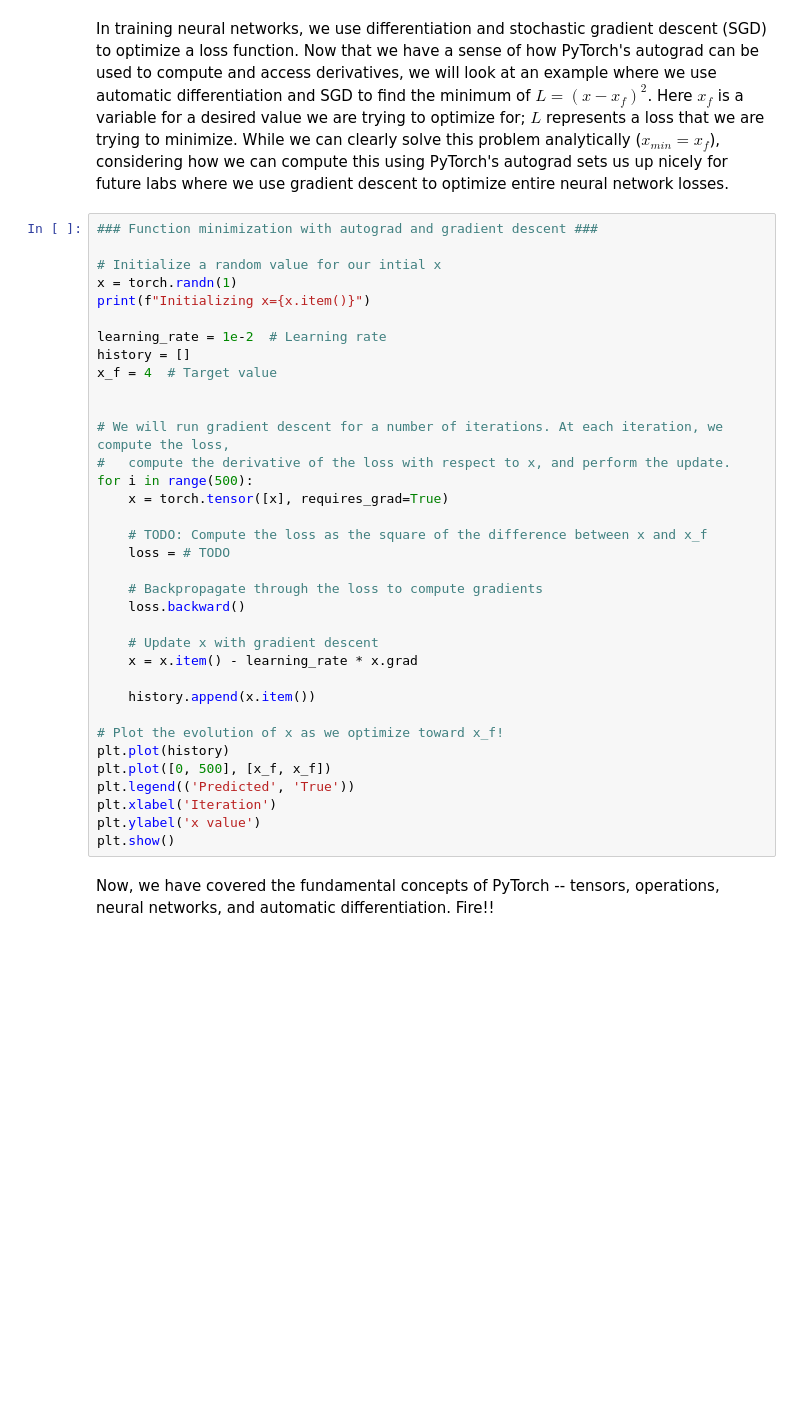
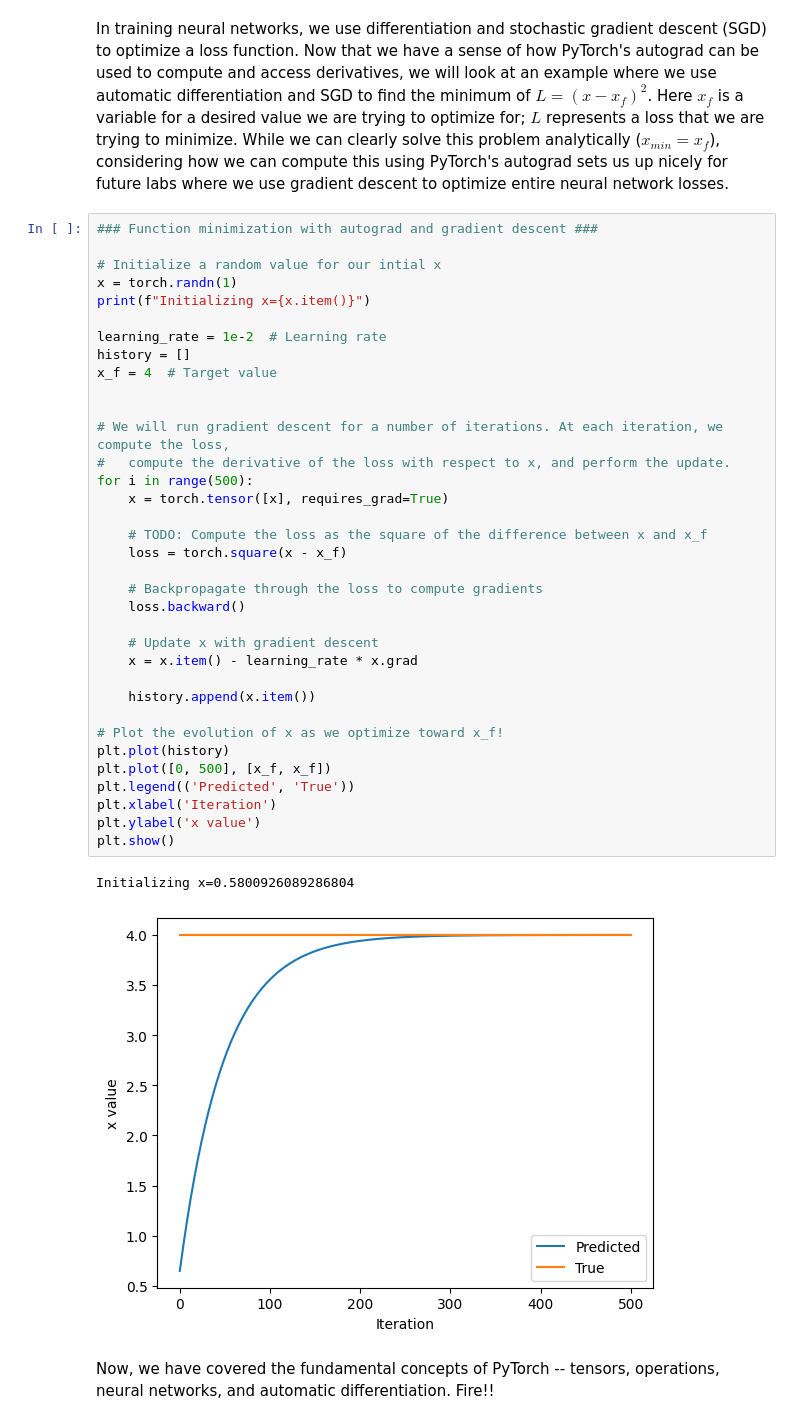
Before and after one commit to SimranChhabria/MIT_course, a Jupyter notebook: lab1/PT_Part1_Intro.ipynb, the cells around one changed output. Saved outputs shown, nothing was run; the diff lists cells and outputs as text; blank space fills up the shorter version.

```diff
--- a/lab1/PT_Part1_Intro.ipynb
+++ b/lab1/PT_Part1_Intro.ipynb
@@ -308,33 +338,36 @@ In training neural networks, we use differentiation and stochastic gradient desc
 x = torch.randn(1)
 print(f"Initializing x={x.item()}")
 
 learning_rate = 1e-2  # Learning rate
 history = []
 x_f = 4  # Target value
 
 
 # We will run gradient descent for a number of iterations. At each iteration, we compute the loss,
 #   compute the derivative of the loss with respect to x, and perform the update.
 for i in range(500):
     x = torch.tensor([x], requires_grad=True)
 
     # TODO: Compute the loss as the square of the difference between x and x_f
-    loss = # TODO
+    loss = torch.square(x - x_f)
 
     # Backpropagate through the loss to compute gradients
     loss.backward()
 
     # Update x with gradient descent
     x = x.item() - learning_rate * x.grad
 
     history.append(x.item())
 
 # Plot the evolution of x as we optimize toward x_f!
 plt.plot(history)
 plt.plot([0, 500], [x_f, x_f])
 plt.legend(('Predicted', 'True'))
 plt.xlabel('Iteration')
 plt.ylabel('x value')
 plt.show()
+# %% [output]
+Initializing x=0.5800926089286804
+[figure, added]
 # %% [markdown]
 Now, we have covered the fundamental concepts of PyTorch -- tensors, operations, neural networks, and automatic differentiation. Fire!!
```
Also changed, not shown: parts of 14 cells of this notebook.
